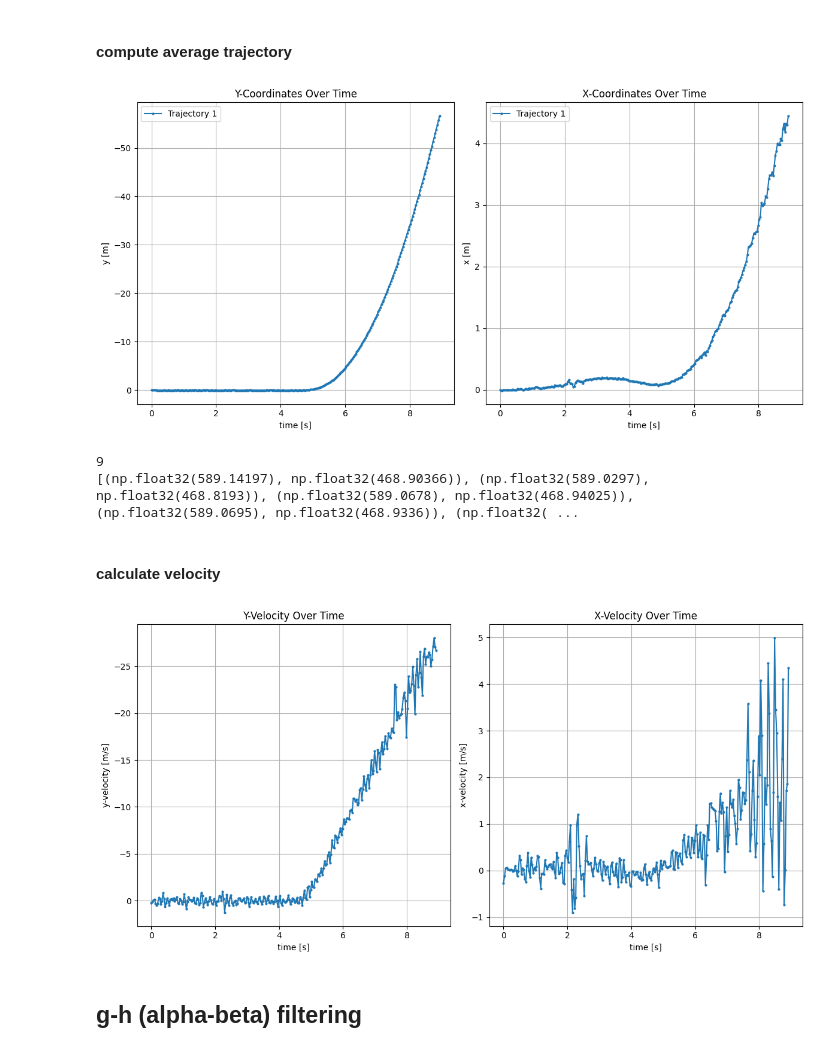
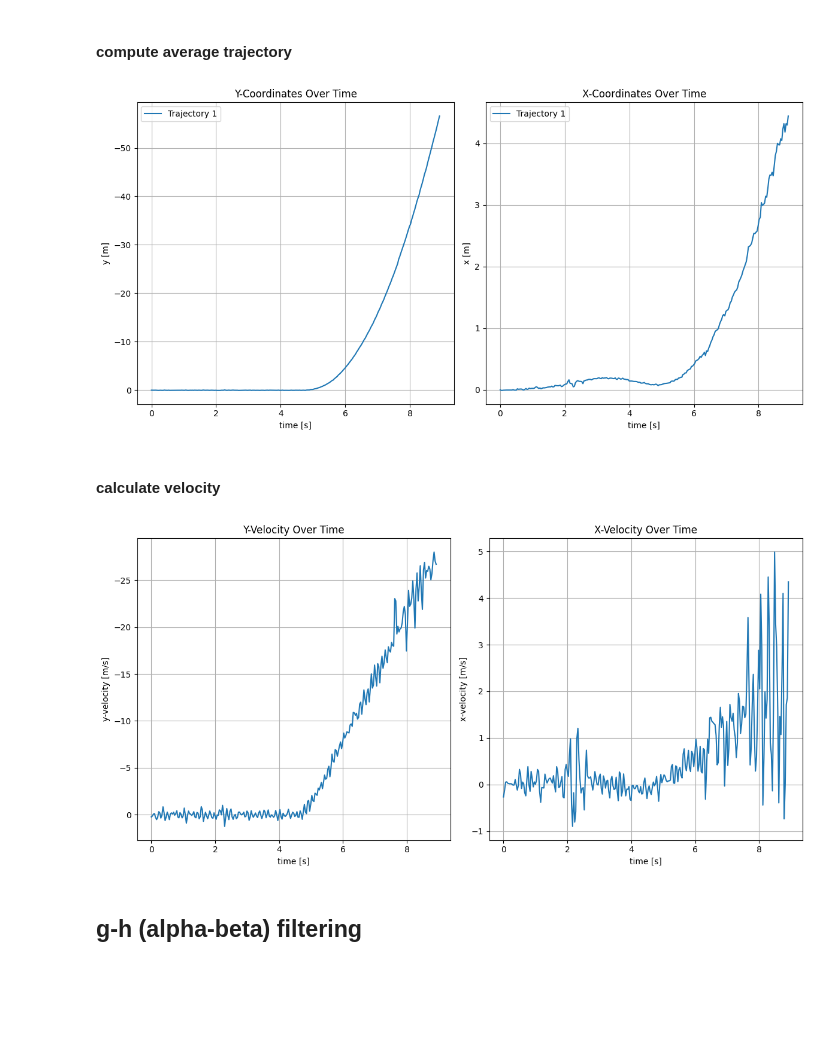
Before and after one commit to piotrdurniat/image-and-video-analysis-and-processing, a Jupyter notebook: lab8/Lab8.2_zadanie.ipynb, the cells around one changed output. Drawn from its saved outputs; the diff is of its cells as text; code cells hidden in the pictures; blank space fills up the shorter version.

```diff
--- a/lab8/Lab8.2_zadanie.ipynb
+++ b/lab8/Lab8.2_zadanie.ipynb
@@ -249,7 +253,7 @@ def create_animation(frames):
 
 def base_loop_with_animation(
     source: cv2.VideoCapture,
-) -> tuple[Any | None, list[Any], list[Any]]:
+) -> tuple[Optional[Any], list[NDArray[np.uint8]], list[NDArray[np.float32]]]:
     # Initialize video source and parameters
     status, frame_next = initialize_video_source(source)
     if not status:
@@ -310,6 +314,7 @@ def base_loop_with_animation(
     # Create animation
     anim = create_animation(frames)
 
+    trajectories = [np.array(trajectory) for trajectory in trajectories if trajectory]
     return anim, frames, trajectories
 # %%
 source = cv2.VideoCapture("dane/shuttle.mp4")
@@ -354,7 +357,6 @@ def plot_trajectories_xy(trajectories: list[list[tuple[np.float32, np.float32]]]
 
     plt.show()
 # %%
-trajectories = [trajectory for trajectory in trajectories if trajectory]
 plot_trajectories_xy(trajectories)
 # %% [output]
 [figure]
@@ -558,8 +557,8 @@ def vector_difference(
 
 
 def compute_relative_trajectories(
-    trajectories: list[list[tuple[np.float32, np.float32]]]
-) -> list[list[tuple[np.float32, np.float32]]]:
+    trajectories: list[NDArray[np.float32]],
+) -> list[NDArray[np.float32]]:
     """
     Convert absolute positions in trajectories to relative positions
     (relative to the starting point of each trajectory).
@@ -572,11 +571,12 @@ def compute_relative_trajectories(
     """
     relative_trajectories = []
     for trajectory in trajectories:
-        if not trajectory:  # Skip empty trajectories
-            continue
         start_pos = trajectory[0]
-        relative_trajectory = [vector_difference(pos, start_pos) for pos in trajectory]
+        relative_trajectory = np.array(
+            [vector_difference(pos, start_pos) for pos in trajectory]
+        )
         relative_trajectories.append(relative_trajectory)
+
     return relative_trajectories
 # %%
 relative_trajectories = compute_relative_trajectories(new_trajectories)
@@ -587,8 +587,8 @@ plot_trajectories_time(relative_trajectories, meter_per_px, fps)
 #### compute average trajectory
 # %%
 def get_average_trajectory(
-    trajectories: list[list[tuple[np.float32, np.float32]]]
-) -> list[tuple[np.float32, np.float32]]:
+    trajectories: list[NDArray[np.float32]],
+) -> NDArray[np.float32]:
     i = 0
     count = 0
     length = max([len(trajectory) for trajectory in trajectories])
@@ -613,19 +613,13 @@ def get_average_trajectory(
         i += 1
 
     merged = [(pos[0], pos[1]) for pos in merged]
-    return merged
+    return np.array(merged)
 # %%
-avearage_trajectory = get_average_trajectory(relative_trajectories)
+average_trajectory = get_average_trajectory(relative_trajectories)
 
-plot_trajectories_time([avearage_trajectory], meter_per_px, fps)
+plot_trajectories_time([average_trajectory], meter_per_px, fps)
 # %% [output]
-[figure, old version]
+[figure, new version]
-# %%
-print(len(trajectories))
-print(trajectories[0])
-# %% [output]
-9
-[(np.float32(589.14197), np.float32(468.90366)), (np.float32(589.0297), np.float32(468.8193)), (np.float32(589.0678), np.float32(468.94025)), (np.float32(589.0695), np.float32(468.9336)), (np.float32( ...
 # %% [markdown]
 #### calculate velocity
 # %%
@@ -638,9 +629,9 @@ def calc_velocity(position: list[tuple[np.float32, np.float32]]) -> NDArray[np.f
     return velocity
 # %%
-velocity = calc_velocity(avearage_trajectory)
+velocity = calc_velocity(average_trajectory)
 plot_velocity(velocity, meter_per_px, fps)
 # %% [output]
-[figure, old version]
+[figure, new version]
 # %%
 def g_h_filter(data, x0, dx, g, h, dt=1.0):
     x_est = x0
```
Also changed, not shown: parts of 16 cells of this notebook.
